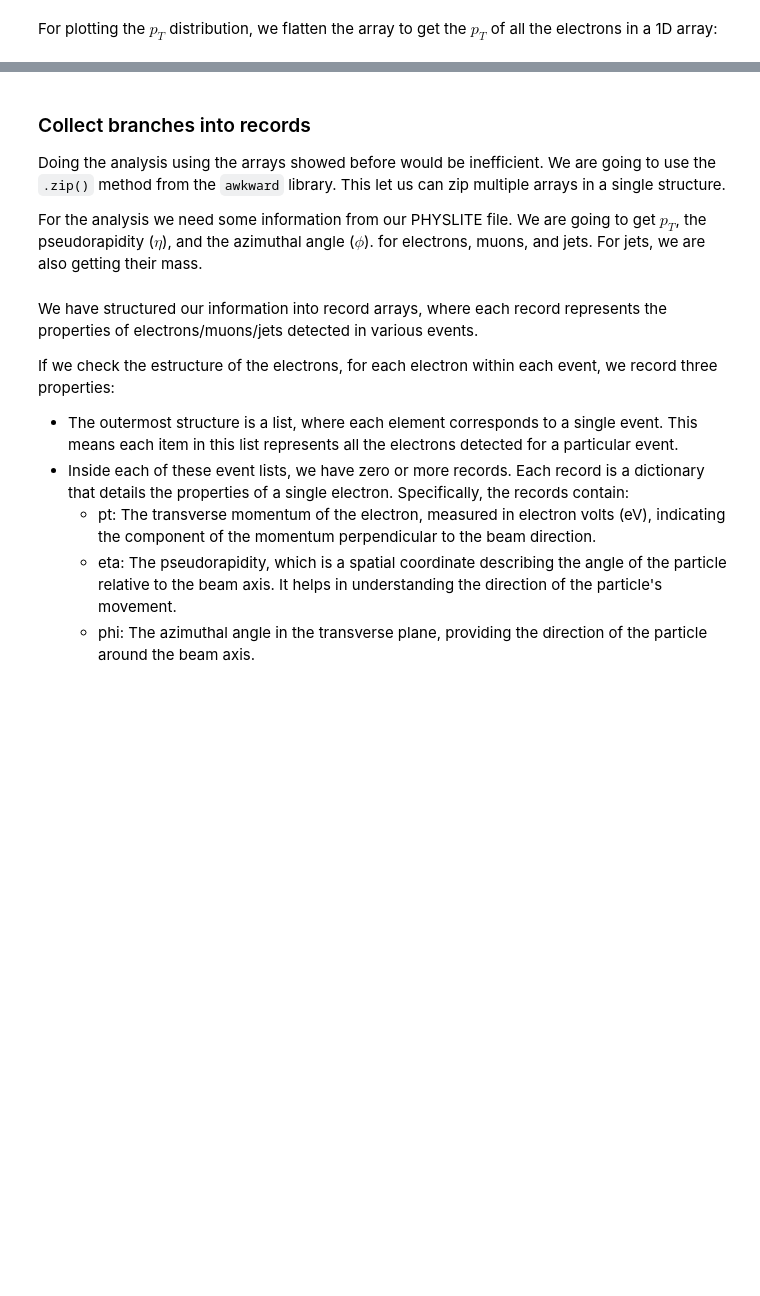
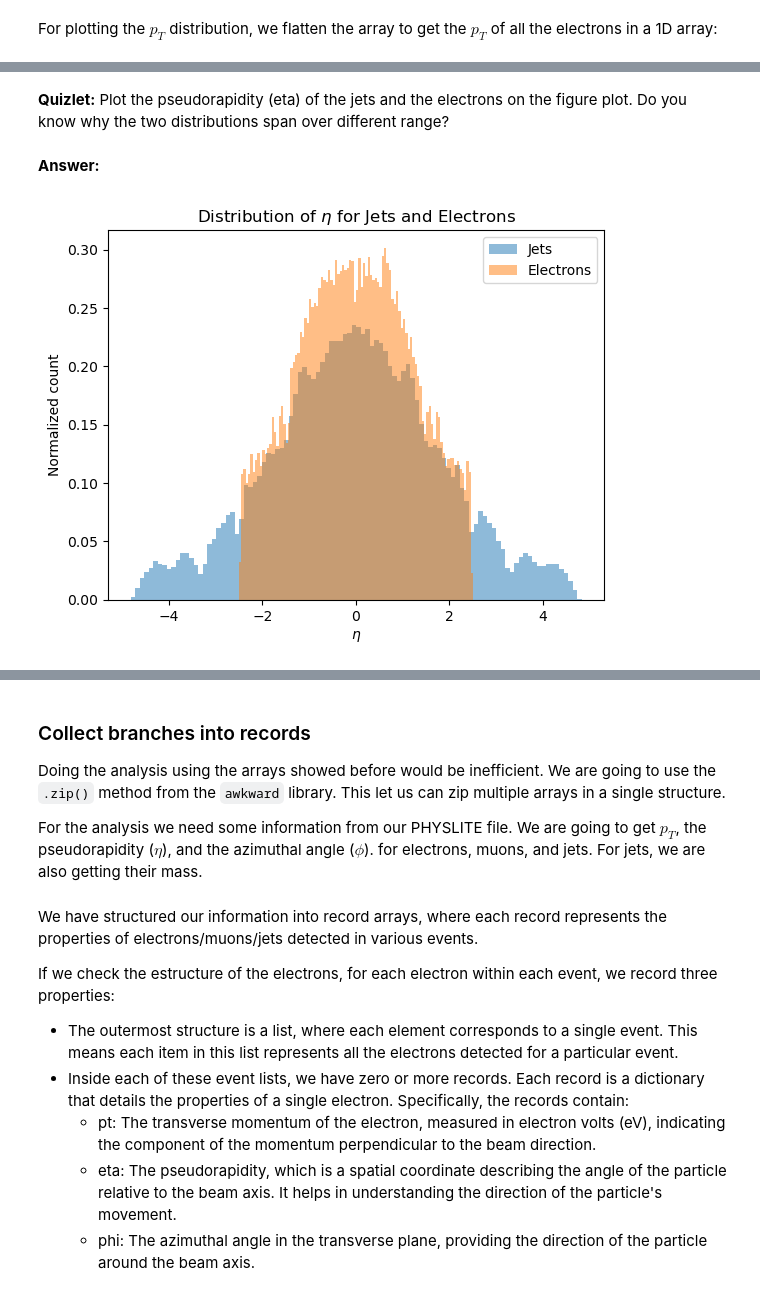
Before and after one commit to ekourlit/auth-tutorial-columnar-HEP, a Jupyter notebook: part-4/lecture-slides.ipynb, the cells around one changed output, grey strips where cells are left out. Drawn from its saved outputs; the diff is of its cells as text; code cells hidden in the pictures; blank space fills up the shorter version.

```diff
--- a/part-4/physlite_tutorial.ipynb
+++ b/part-4/lecture-slides.ipynb
@@ -120,3 +126,20 @@ plt.show()
+# %% [markdown]
+**Quizlet:** Plot the pseudorapidity (eta) of the jets and the electrons on the figure plot. Do you know why the two distributions span over different range?
+# %% [markdown]
+**Answer:**
+# %%
+jet_eta = ak.flatten(tree["AnalysisJetsAuxDyn.eta"].array())
+el_eta = ak.flatten(tree["AnalysisElectronsAuxDyn.eta"].array())
+
+plt.hist(jet_eta, bins=100, alpha=0.5, label='Jets', density=True)
+plt.hist(el_eta, bins=100, alpha=0.5, label='Electrons', density=True)
+plt.legend()
+plt.title('Distribution of $\eta$ for Jets and Electrons')
+plt.xlabel('$\eta$')
+plt.ylabel('Normalized count')
+plt.show()
+# %% [output]
+[figure, added]
 # %% [markdown]
 ## Simple analysis
 
```
Also changed, not shown: parts of 29 cells of this notebook, 1 other file.
